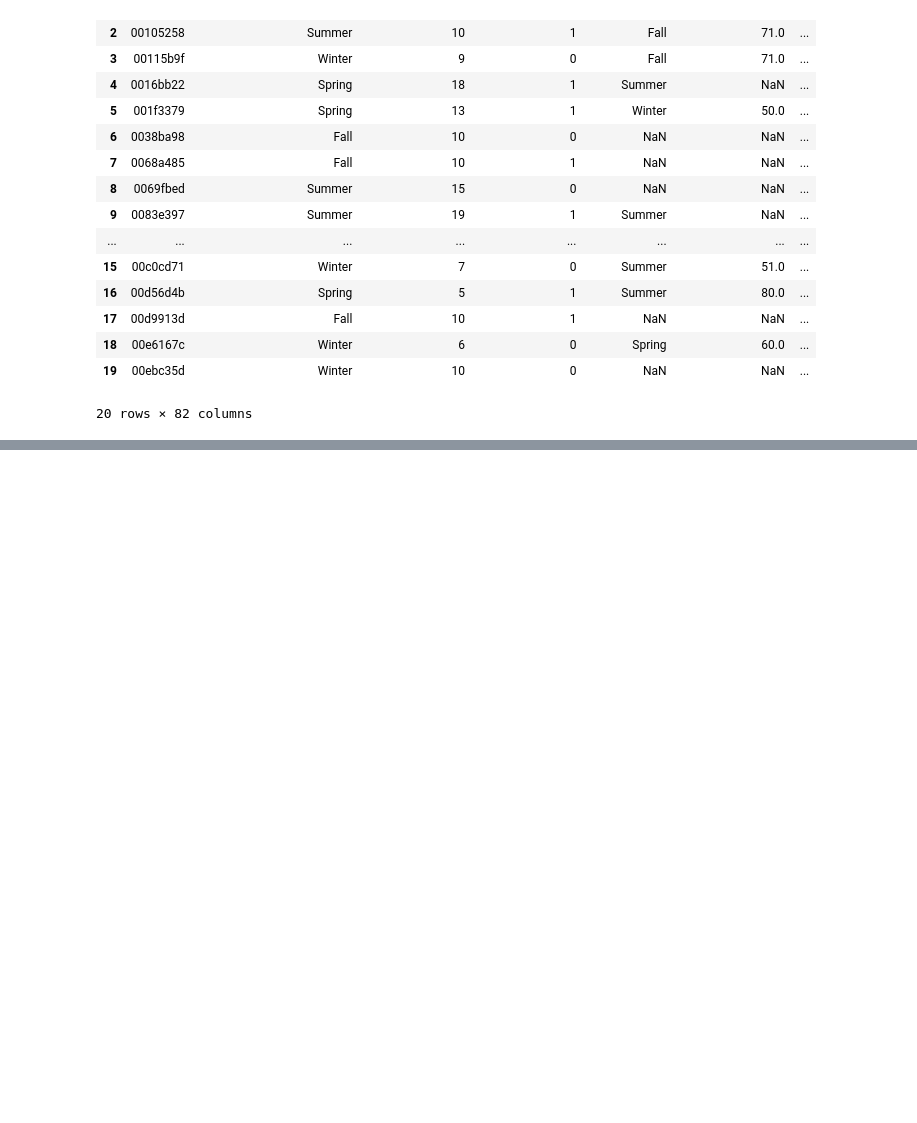
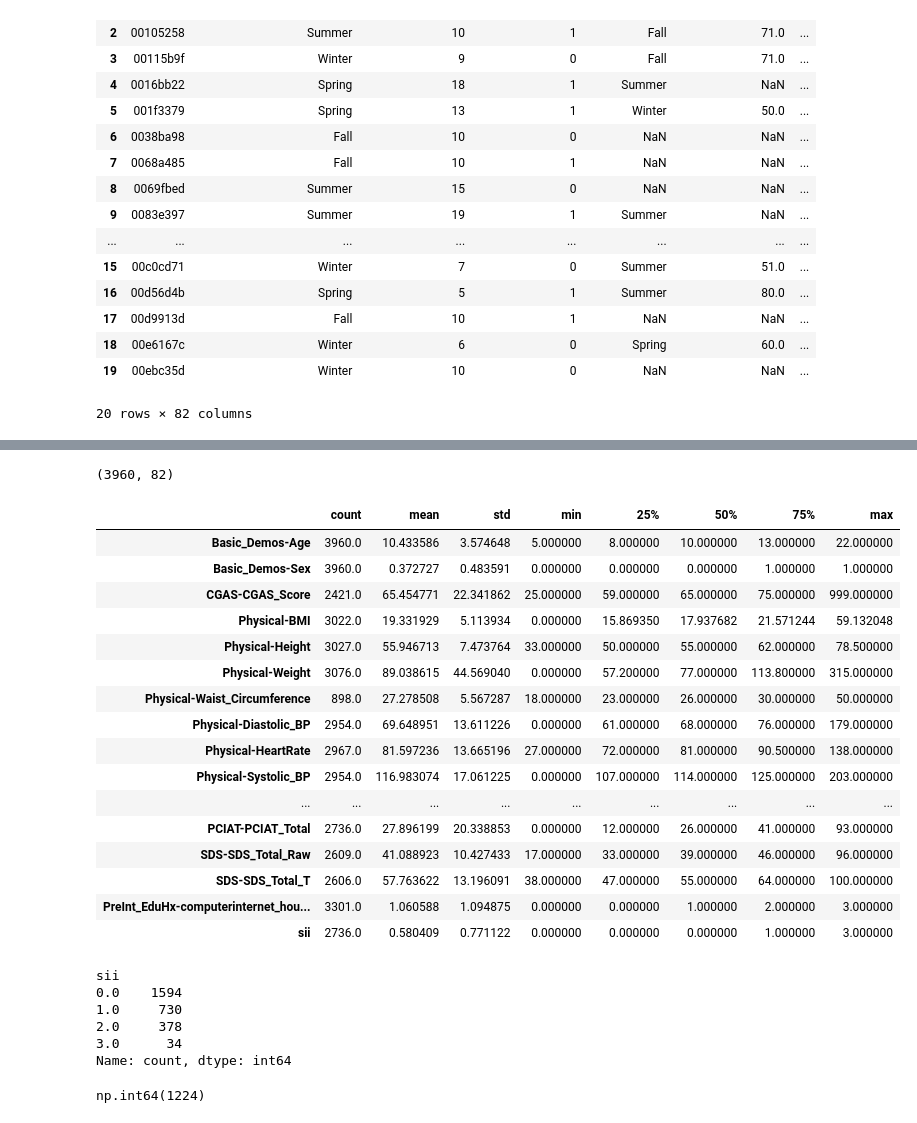
Before and after one commit to CeliePierre/Problematic-Internet-Use, a Jupyter notebook: kaggle-notebook.ipynb, the cells around one changed output, grey strips where cells are left out. Drawn from its saved outputs; the diff is of its cells as text; code cells hidden in the pictures; blank space fills up the shorter version.

```diff
--- a/kaggle-notebook.ipynb
+++ b/kaggle-notebook.ipynb
@@ -99,3 +103,10 @@ train.head(20)
 #functioning level of children typically in the range of 1-100
 
 #there are null values in every column except for age and basic season up until row 20
+# %%
+# CP: Show all rows when displaying data
+pd.set_option('display.max_rows', None)
+
+# CP: Load data dictionary
+data_dict = pd.read_csv('kaggle_data/data_dictionary.csv')
+data_dict
@@ -101,0 +152,41 @@ train.head(20)
+# %%
+# CP: Explore data
+train_data.shape
+# %% [output]
+(3960, 82)
+# %%
+# CP: Explore data
+train_data.describe().transpose()
+# %% [output]
+|  | count | mean | std | min | 25% | 50% | 75% | max |
+| Basic_Demos-Age | 3960.0 | 10.433586 | 3.574648 | 5.000000 | 8.000000 | 10.000000 | 13.000000 | 22.000000 |
+| Basic_Demos-Sex | 3960.0 | 0.372727 | 0.483591 | 0.000000 | 0.000000 | 0.000000 | 1.000000 | 1.000000 |
+| CGAS-CGAS_Score | 2421.0 | 65.454771 | 22.341862 | 25.000000 | 59.000000 | 65.000000 | 75.000000 | 999.000000 |
+| Physical-BMI | 3022.0 | 19.331929 | 5.113934 | 0.000000 | 15.869350 | 17.937682 | 21.571244 | 59.132048 |
+| Physical-Height | 3027.0 | 55.946713 | 7.473764 | 33.000000 | 50.000000 | 55.000000 | 62.000000 | 78.500000 |
+| Physical-Weight | 3076.0 | 89.038615 | 44.569040 | 0.000000 | 57.200000 | 77.000000 | 113.800000 | 315.000000 |
+| Physical-Waist_Circumference | 898.0 | 27.278508 | 5.567287 | 18.000000 | 23.000000 | 26.000000 | 30.000000 | 50.000000 |
+| Physical-Diastolic_BP | 2954.0 | 69.648951 | 13.611226 | 0.000000 | 61.000000 | 68.000000 | 76.000000 | 179.000000 |
+| Physical-HeartRate | 2967.0 | 81.597236 | 13.665196 | 27.000000 | 72.000000 | 81.000000 | 90.500000 | 138.000000 |
+| Physical-Systolic_BP | 2954.0 | 116.983074 | 17.061225 | 0.000000 | 107.000000 | 114.000000 | 125.000000 | 203.000000 |
+| ... | ... | ... | ... | ... | ... | ... | ... | ... |
+| PCIAT-PCIAT_Total | 2736.0 | 27.896199 | 20.338853 | 0.000000 | 12.000000 | 26.000000 | 41.000000 | 93.000000 |
+| SDS-SDS_Total_Raw | 2609.0 | 41.088923 | 10.427433 | 17.000000 | 33.000000 | 39.000000 | 46.000000 | 96.000000 |
+| SDS-SDS_Total_T | 2606.0 | 57.763622 | 13.196091 | 38.000000 | 47.000000 | 55.000000 | 64.000000 | 100.000000 |
+| PreInt_EduHx-computerinternet_hou... | 3301.0 | 1.060588 | 1.094875 | 0.000000 | 0.000000 | 1.000000 | 2.000000 | 3.000000 |
+| sii | 2736.0 | 0.580409 | 0.771122 | 0.000000 | 0.000000 | 0.000000 | 1.000000 | 3.000000 |
+# %%
+# CP: Check target values
+train_data['sii'].value_counts()
+# %% [output]
+sii
+0.0    1594
+1.0     730
+2.0     378
+3.0      34
+Name: count, dtype: int64
+# %%
+# CP: Check missing target values
+train_data['sii'].isnull().sum()
+# %% [output]
+np.int64(1224)
```
Also changed, not shown: parts of 6 cells of this notebook.
